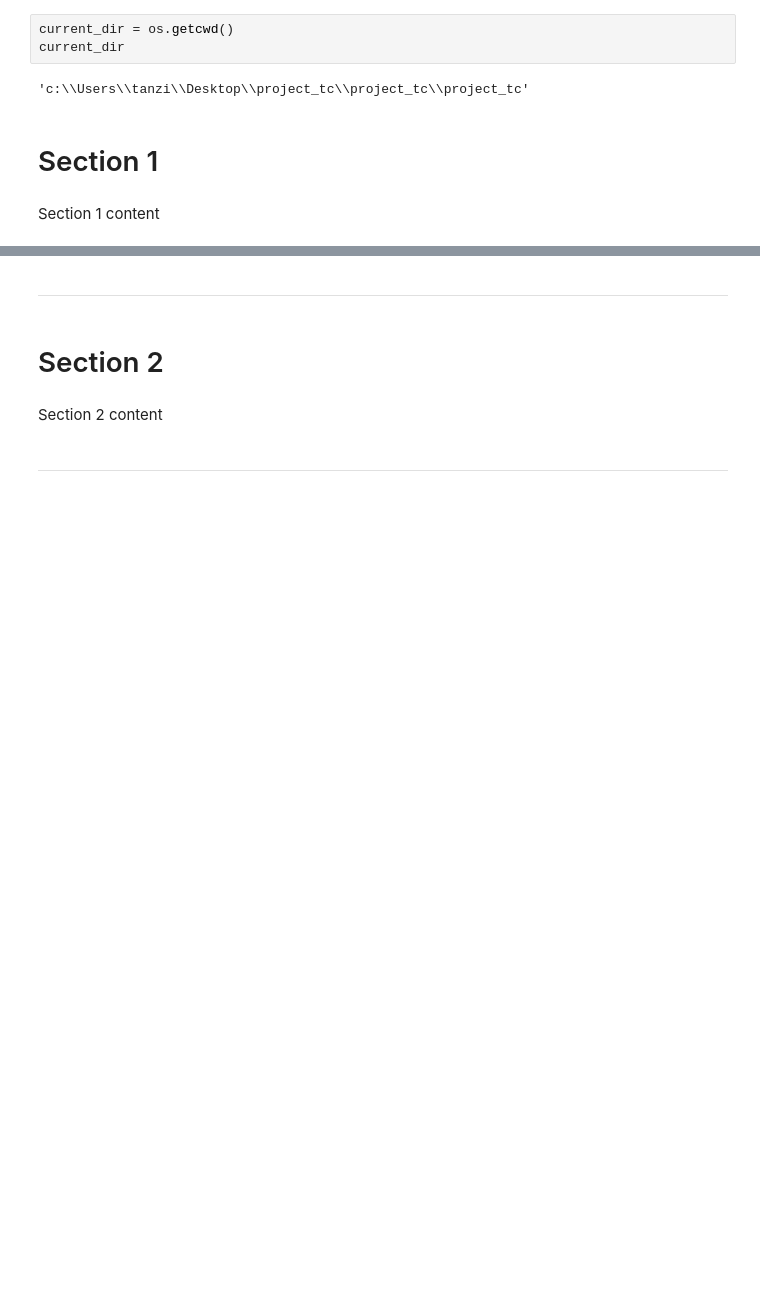
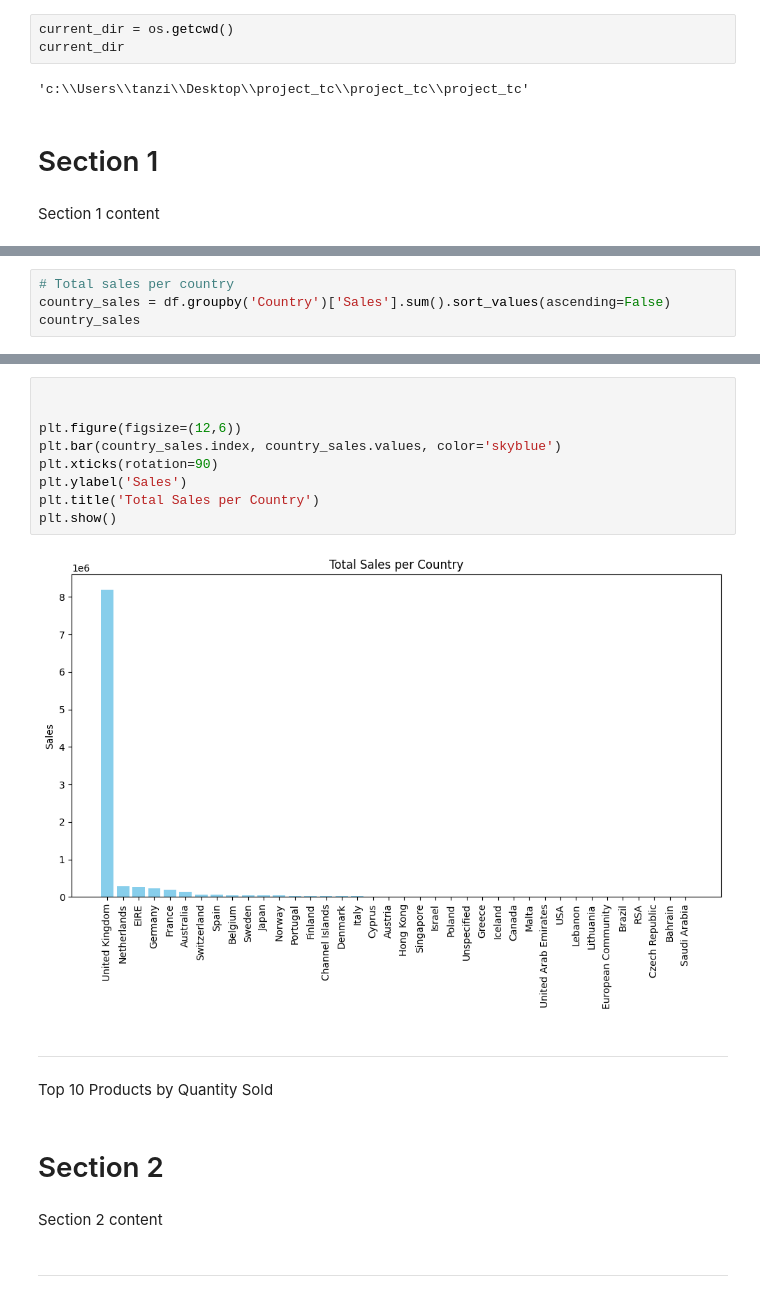
Before and after one commit to tanzilachand/project_tc, a Jupyter notebook: jupyter_notebooks/data_visualisation.ipynb, the cells around one changed output, grey strips where cells are left out. Cells and saved outputs as stored; diff of their text form; blank space fills up the shorter version.

```diff
--- a/jupyter_notebooks/data_visualisation.ipynb
+++ b/jupyter_notebooks/data_visualisation.ipynb
@@ -83,0 +122,4 @@ NameError: name 'df' is not defined
+# %%
+# Total sales per country
+country_sales = df.groupby('Country')['Sales'].sum().sort_values(ascending=False)
+country_sales
@@ -84,5 +144,18 @@ NameError: name 'df' is not defined
+# %%
+
+
+plt.figure(figsize=(12,6))
+plt.bar(country_sales.index, country_sales.values, color='skyblue')
+plt.xticks(rotation=90)
+plt.ylabel('Sales')
+plt.title('Total Sales per Country')
+plt.show()
+# %% [output]
+[figure, added]
 # %% [markdown]
 ---
+# %% [markdown]
+Top 10 Products by Quantity Sold
 # %% [markdown]
 # Section 2
 # %% [markdown]
```
Also changed, not shown: parts of 9 cells of this notebook, 1 other file.
